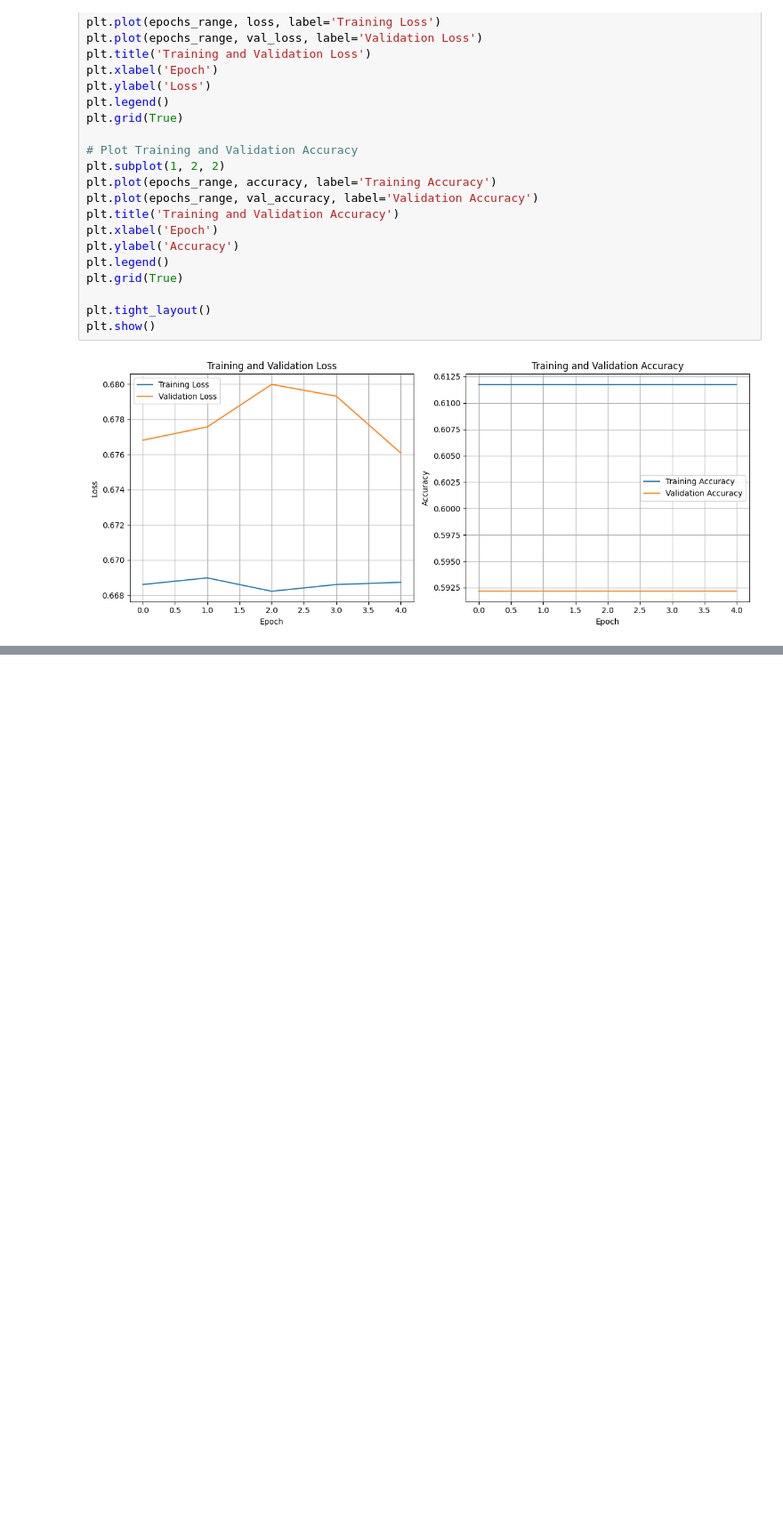
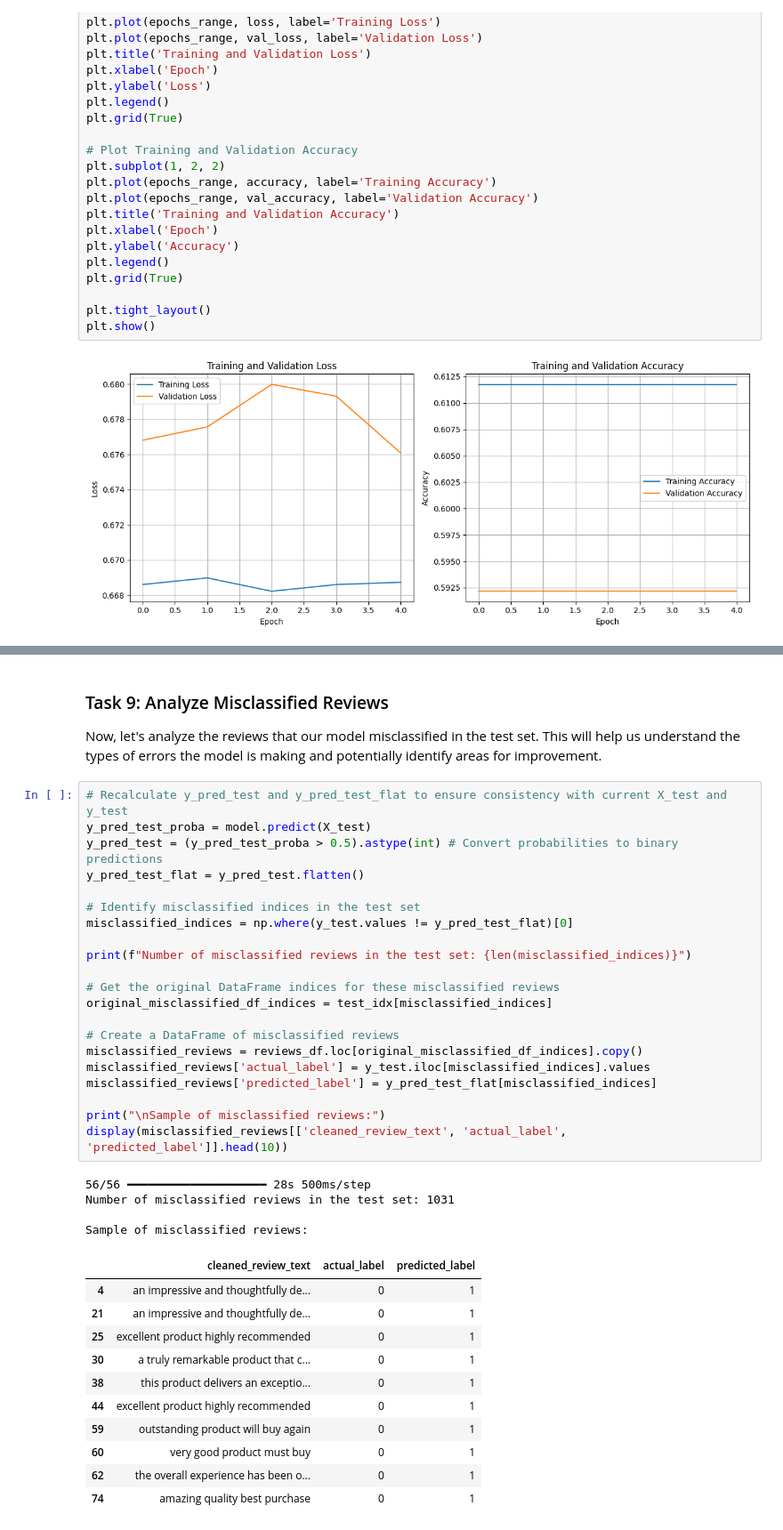
Before and after one commit to abilashkannanv/AIML, a Jupyter notebook: TrustCart_Phase2_Fake_Review_Detection.ipynb, the cells around one changed output, grey strips where cells are left out. Shown at 89% size. Cells and saved outputs as stored; diff of their text form; blank space fills up the shorter version.

```diff
--- a/TrustCart_Phase2_Fake_Review_Detection.ipynb
+++ b/TrustCart_Phase2_Fake_Review_Detection.ipynb
@@ -576,3 +578,44 @@ Loss Curves: Both the training loss and validation loss curves remain high (arou
 Accuracy Curves: Similarly, both the training accuracy (around 61%) and validation accuracy (around 59%) remain flat and low throughout the training process. There is no improvement over epochs, suggesting the model is not becoming more accurate.
 Gap between Training and Validation: While there's a small gap where validation loss is slightly higher and validation accuracy is slightly lower than training, this difference is not widening significantly, which would typically indicate overfitting. Instead, both metrics are poor and stagnant.
 Conclusion: The model is too simplistic or has insufficient capacity to learn the complex relationships in the text data. It's struggling to differentiate between 'genuine' and 'fake' reviews, as also indicated by the previous evaluation where it largely predicted 'Genuine' for all instances. This results in a poor performance on both seen and unseen data.
+# %% [markdown]
+### Task 9: Analyze Misclassified Reviews
+
+Now, let's analyze the reviews that our model misclassified in the test set. This will help us understand the types of errors the model is making and potentially identify areas for improvement.
+# %%
+# Recalculate y_pred_test and y_pred_test_flat to ensure consistency with current X_test and y_test
+y_pred_test_proba = model.predict(X_test)
+y_pred_test = (y_pred_test_proba > 0.5).astype(int) # Convert probabilities to binary predictions
+y_pred_test_flat = y_pred_test.flatten()
+
+# Identify misclassified indices in the test set
+misclassified_indices = np.where(y_test.values != y_pred_test_flat)[0]
+
+print(f"Number of misclassified reviews in the test set: {len(misclassified_indices)}")
+
+# Get the original DataFrame indices for these misclassified reviews
+original_misclassified_df_indices = test_idx[misclassified_indices]
+
+# Create a DataFrame of misclassified reviews
+misclassified_reviews = reviews_df.loc[original_misclassified_df_indices].copy()
+misclassified_reviews['actual_label'] = y_test.iloc[misclassified_indices].values
+misclassified_reviews['predicted_label'] = y_pred_test_flat[misclassified_indices]
+
+print("\nSample of misclassified reviews:")
+display(misclassified_reviews[['cleaned_review_text', 'actual_label', 'predicted_label']].head(10))
+# %% [output]
+56/56 ━━━━━━━━━━━━━━━━━━━━ 28s 500ms/step
+Number of misclassified reviews in the test set: 1031
+
+Sample of misclassified reviews:
+|  | cleaned_review_text | actual_label | predicted_label |
+| 4 | an impressive and thoughtfully de... | 0 | 1 |
+| 21 | an impressive and thoughtfully de... | 0 | 1 |
+| 25 | excellent product highly recommended | 0 | 1 |
+| 30 | a truly remarkable product that c... | 0 | 1 |
+| 38 | this product delivers an exceptio... | 0 | 1 |
+| 44 | excellent product highly recommended | 0 | 1 |
+| 59 | outstanding product will buy again | 0 | 1 |
+| 60 | very good product must buy | 0 | 1 |
+| 62 | the overall experience has been o... | 0 | 1 |
+| 74 | amazing quality best purchase | 0 | 1 |
```
Also changed, not shown: parts of 6 cells of this notebook.
